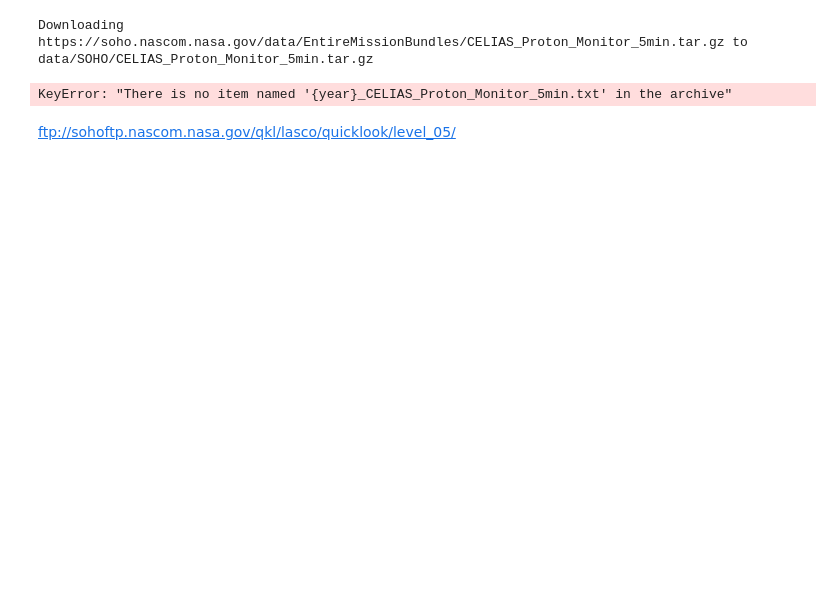
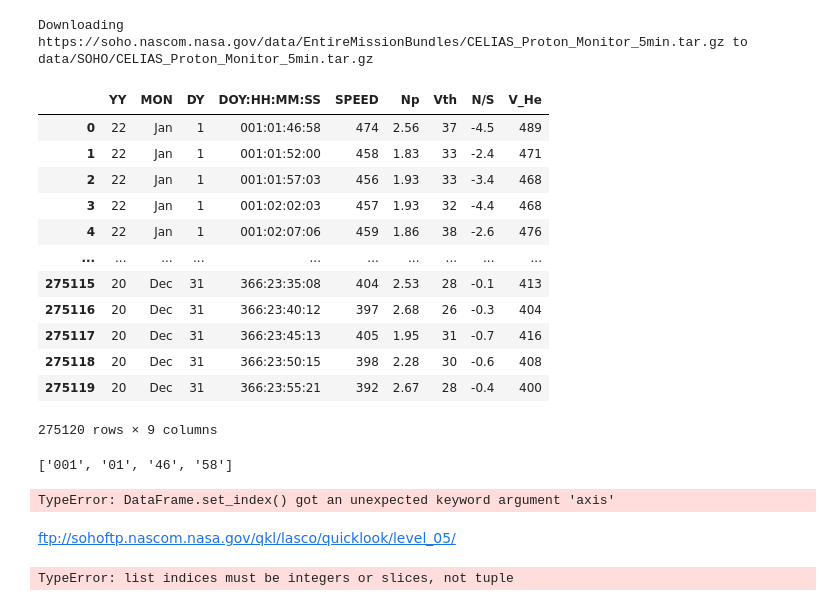
Before and after one commit to Jorgedavyd/SMFGF-SpaceApps, a Jupyter notebook: exploratory_soho.ipynb, the cells around one changed output. Drawn from its saved outputs; the diff is of its cells as text; code cells hidden in the pictures; blank space fills up the shorter version.

Commit message:
SOHO prep

```diff
--- a/exploratory_soho.ipynb
+++ b/exploratory_soho.ipynb
@@ -9,6 +9,6 @@ from data.preprocessing import interval_time, CELIAS_Proton_Monitor_data
 # %%
-scrap_date = interval_time('20200901', '20221010')
-monitor = CELIAS_Proton_Monitor_data(scrap_date)
+scrap_date = interval_years('20200901', '20221010')
+satellite = SOHO()
+monitor = satellite.CELIAS_Proton_Monitor_data(scrap_date)
 # %% [output]
 Downloading https://soho.nascom.nasa.gov/data/EntireMissionBundles/CELIAS_Proton_Monitor_5min.tar.gz to data/SOHO/CELIAS_Proton_Monitor_5min.tar.gz
-KeyError: "There is no item named '{year}_CELIAS_Proton_Monitor_5min.txt' in the archive"
@@ -16,0 +15,22 @@ monitor
+# %%
+df = monitor
+# %%
+df
+# %% [output]
+|  | YY | MON | DY | DOY:HH:MM:SS | SPEED | Np | Vth | N/S | V_He |
+| 0 | 22 | Jan | 1 | 001:01:46:58 | 474 | 2.56 | 37 | -4.5 | 489 |
+| 1 | 22 | Jan | 1 | 001:01:52:00 | 458 | 1.83 | 33 | -2.4 | 471 |
+| 2 | 22 | Jan | 1 | 001:01:57:03 | 456 | 1.93 | 33 | -3.4 | 468 |
+| 3 | 22 | Jan | 1 | 001:02:02:03 | 457 | 1.93 | 32 | -4.4 | 468 |
+| 4 | 22 | Jan | 1 | 001:02:07:06 | 459 | 1.86 | 38 | -2.6 | 476 |
+| ... | ... | ... | ... | ... | ... | ... | ... | ... | ... |
+| 275115 | 20 | Dec | 31 | 366:23:35:08 | 404 | 2.53 | 28 | -0.1 | 413 |
+| 275116 | 20 | Dec | 31 | 366:23:40:12 | 397 | 2.68 | 26 | -0.3 | 404 |
+| 275117 | 20 | Dec | 31 | 366:23:45:13 | 405 | 1.95 | 31 | -0.7 | 416 |
+| 275118 | 20 | Dec | 31 | 366:23:50:15 | 398 | 2.28 | 30 | -0.6 | 408 |
+| 275119 | 20 | Dec | 31 | 366:23:55:21 | 392 | 2.67 | 28 | -0.4 | 400 |
+275120 rows × 9 columns
+# %%
+df['DOY:HH:MM:SS'][0].split(':')
+# %% [output]
+['001', '01', '46', '58']
@@ -17,2 +48,11 @@ monitor
+# %%
+df.set_index('datetime', axis = 1).drop(['YY', 'MON', 'DY', 'DOY', 'DOY:HH:MM:SS', 'HH', 'MM', 'SS', 'datetime'], axis =1)
+# %% [output]
+TypeError: DataFrame.set_index() got an unexpected keyword argument 'axis'
 # %% [markdown]
 ftp://sohoftp.nascom.nasa.gov/qkl/lasco/quicklook/level_05/
+# %%
+lista = [1,2,3,4,5,6]
+lista[1,2]
+# %% [output]
+TypeError: list indices must be integers or slices, not tuple
```
Also changed, not shown: parts of 3 cells of this notebook, 2 other files.
